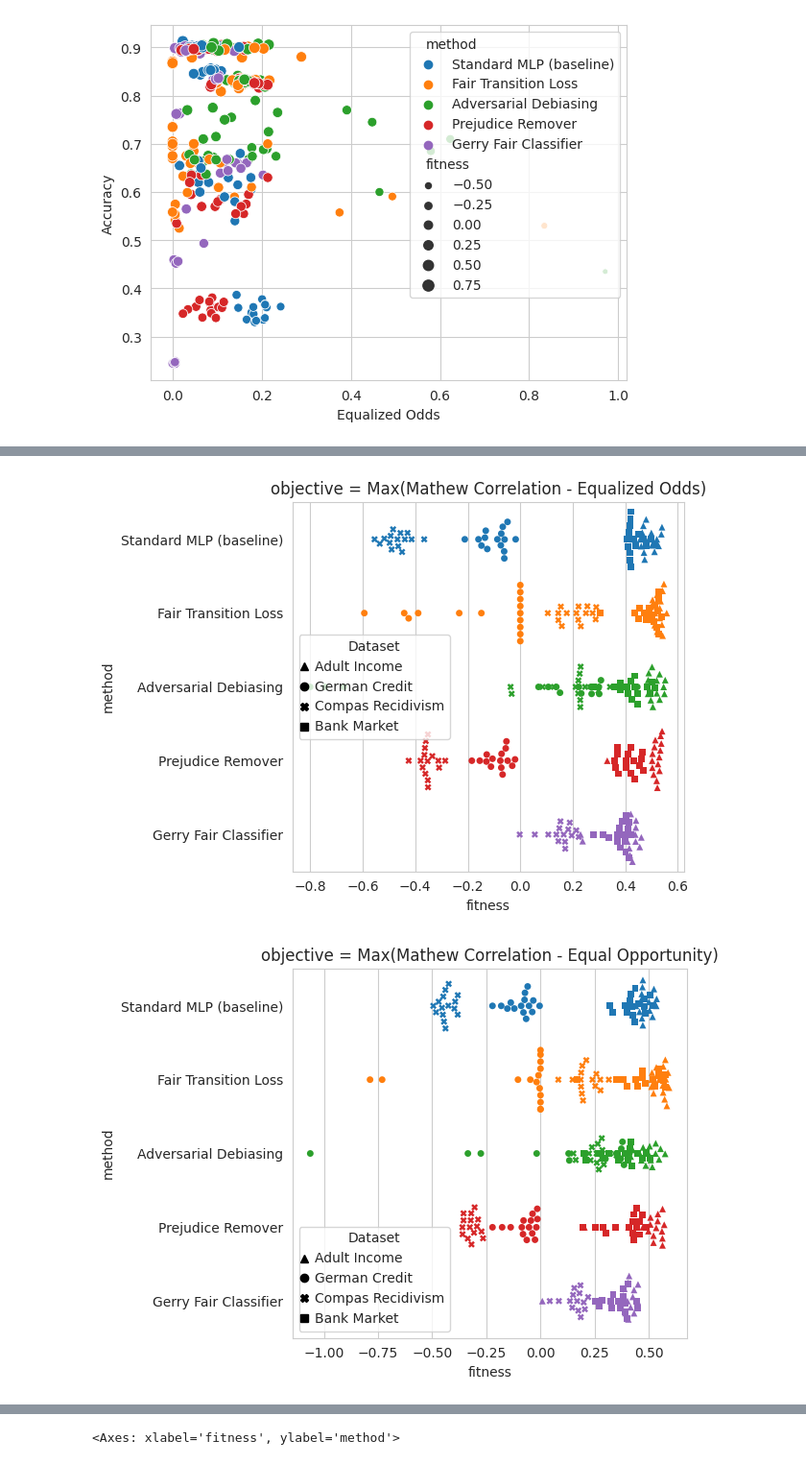
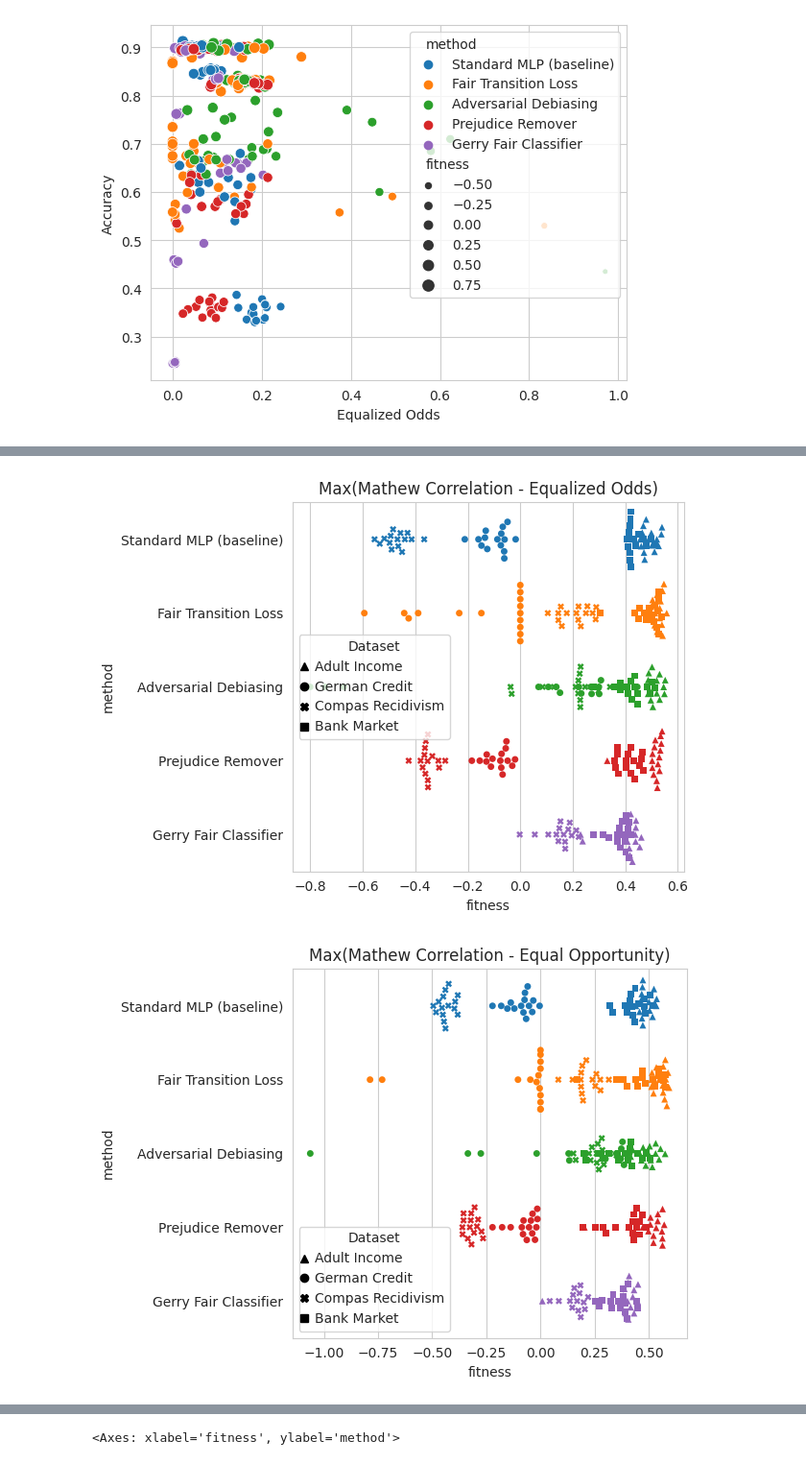
Before and after one commit to ygorcanalli/FairTransitionLoss, a Jupyter notebook: notebooks/2023-08-23/plot2.ipynb, the cells around one changed output, grey strips where cells are left out. Shown at 96% size. Drawn from its saved outputs; the diff is of its cells as text; code cells hidden in the pictures.

```diff
--- a/notebooks/2023-08-23/plot2.ipynb
+++ b/notebooks/2023-08-23/plot2.ipynb
@@ -188,7 +188,7 @@ for fitness_rule in fitness_rules:
         sns.swarmplot(data=by_fitness_rule[by_fitness_rule.dataset == dataset], hue_order=methods,
                       x='fitness', y='method', marker=marker, hue='method', legend=False)
     ax.legend(handles=marker_handles, title="Dataset",  handlelength=0 )
-    plt.title('objective = Max(%s - %s)' % fitness_rules_target_metrics[fitness_rule])
+    plt.title('Max(%s - %s)' % fitness_rules_target_metrics[fitness_rule])
     plt.tight_layout()
     plt.savefig('swarmplot_%s.png' % fitness_rule)
     plt.show()
@@ -197,2 +197,2 @@ for fitness_rule in fitness_rules:
-[figure, old version]
+[figure, new version]
-[figure, old version]
+[figure, new version]
```
Also changed, not shown: parts of 1 cell of this notebook, 6 other files.
